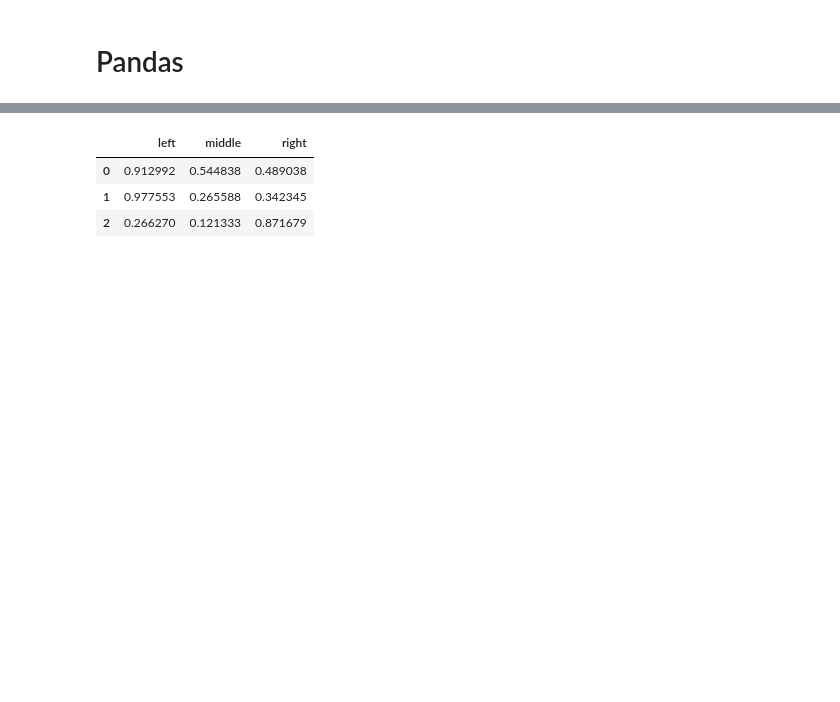
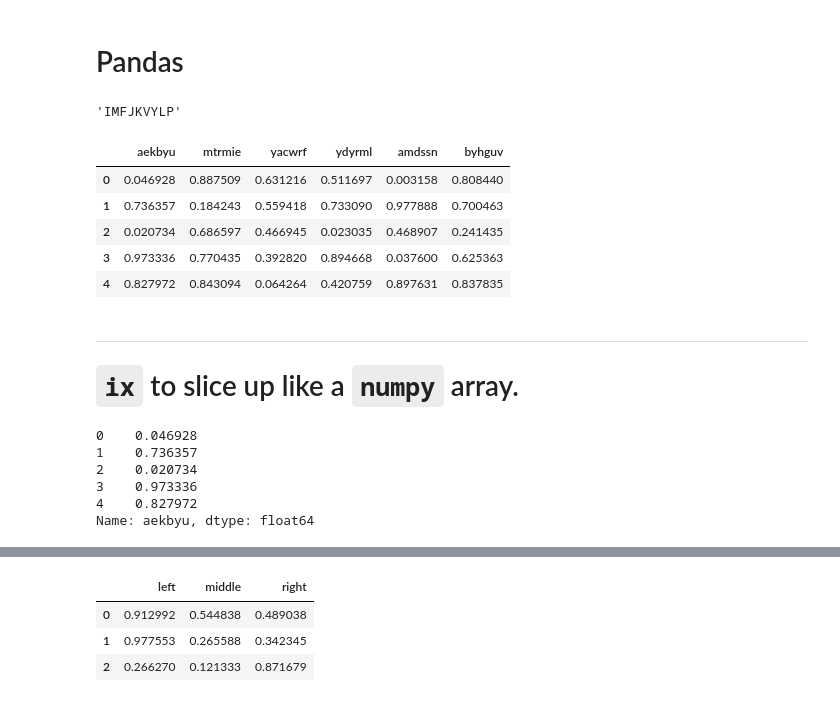
Before and after one commit to draperjames/PythonRef, a Jupyter notebook: PandasRef.ipynb, the cells around one changed output, grey strips where cells are left out. Saved outputs shown, nothing was run; the diff lists cells and outputs as text; code cells hidden in the pictures; blank space fills up the shorter version.

```diff
--- a/PandasRef.ipynb
+++ b/PandasRef.ipynb
@@ -4,2 +6,53 @@
 import pandas as pd
 import numpy as np
+# %%
+randStr = lambda str_type,length:"".join(np.random.choice(np.array(list(eval(str_type))),length))
+randStr("string.ascii_uppercase",9)
+# %% [output]
+'IMFJKVYLP'
+# %%
+def mkRandDf(length=None, width=None, str_kind=None, str_len=None):
+    """
+    Parameters
+    ----------
+    length : int
+    width : int
+    str_kind : str
+        Any of the types of strings in strings module e.g.
+            "acscii_lower", "ascii_upper", "digits", ect...
+    str_len : int
+    """
+    str_kind = str_kind or "ascii_uppercase"
+    str_kind = "string."+ str_kind
+    str_len = width or 10
+
+    randStr = lambda str_type, length :"".join(np.random.choice(np.array(list(eval(str_type))),length))
+
+    column_names = [randStr(str_kind, width) for i in range(width)]
+
+    rand_df = pd.DataFrame(np.random.rand(length, width))
+    rand_df.columns = column_names
+
+    return rand_df
+
+my_df = mkRandDf(5, 6, str_kind="ascii_lowercase")
+my_df
+# %% [output]
+|  | aekbyu | mtrmie | yacwrf | ydyrml | amdssn | byhguv |
+| 0 | 0.046928 | 0.887509 | 0.631216 | 0.511697 | 0.003158 | 0.808440 |
+| 1 | 0.736357 | 0.184243 | 0.559418 | 0.733090 | 0.977888 | 0.700463 |
+| 2 | 0.020734 | 0.686597 | 0.466945 | 0.023035 | 0.468907 | 0.241435 |
+| 3 | 0.973336 | 0.770435 | 0.392820 | 0.894668 | 0.037600 | 0.625363 |
+| 4 | 0.827972 | 0.843094 | 0.064264 | 0.420759 | 0.897631 | 0.837835 |
+# %% [markdown]
+---
+# `ix` to slice up like a `numpy` array.
+# %%
+my_df.ix[:,0]
+# %% [output]
+0    0.046928
+1    0.736357
+2    0.020734
+3    0.973336
+4    0.827972
+Name: aekbyu, dtype: float64
```
Also changed, not shown: parts of 4 cells of this notebook, 25 other files.
